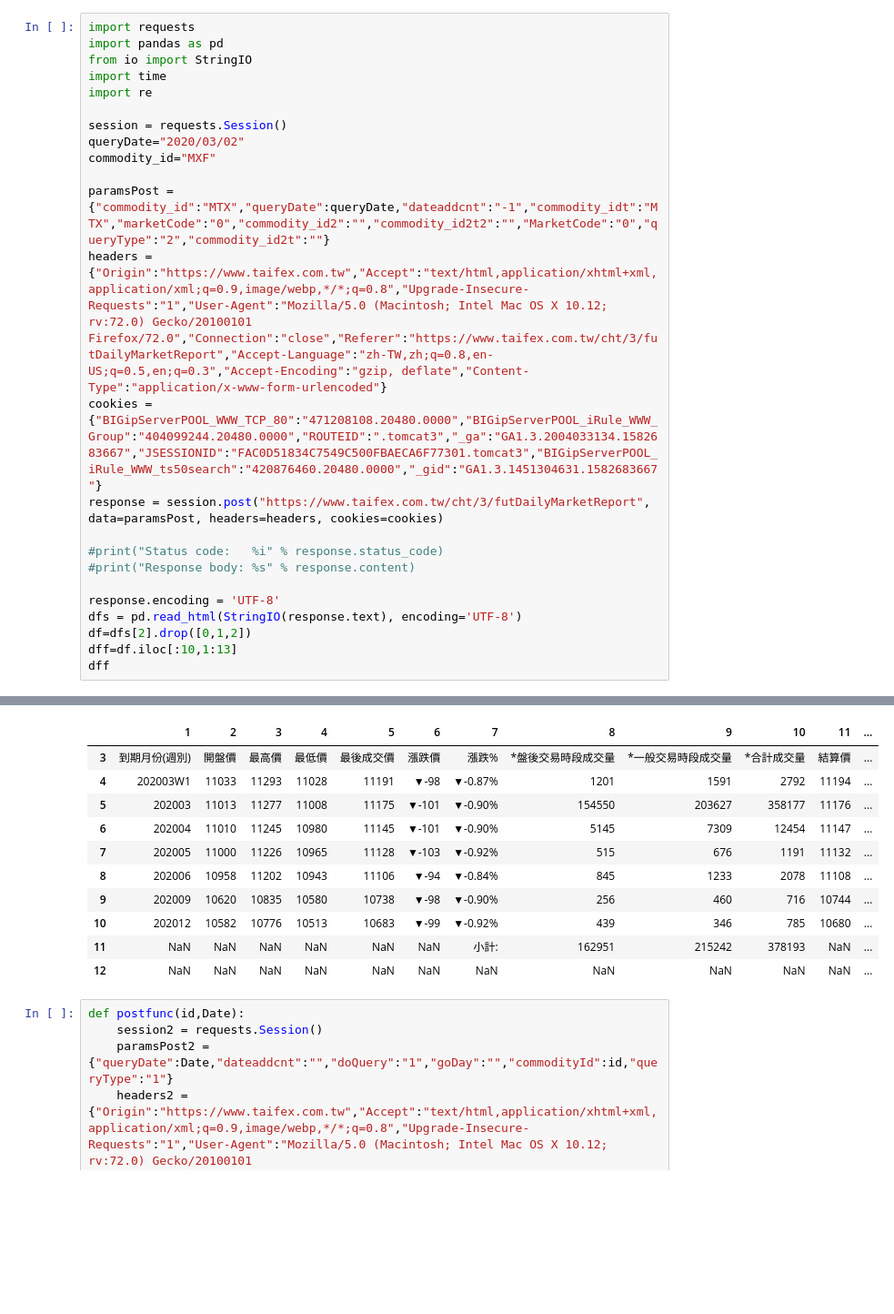
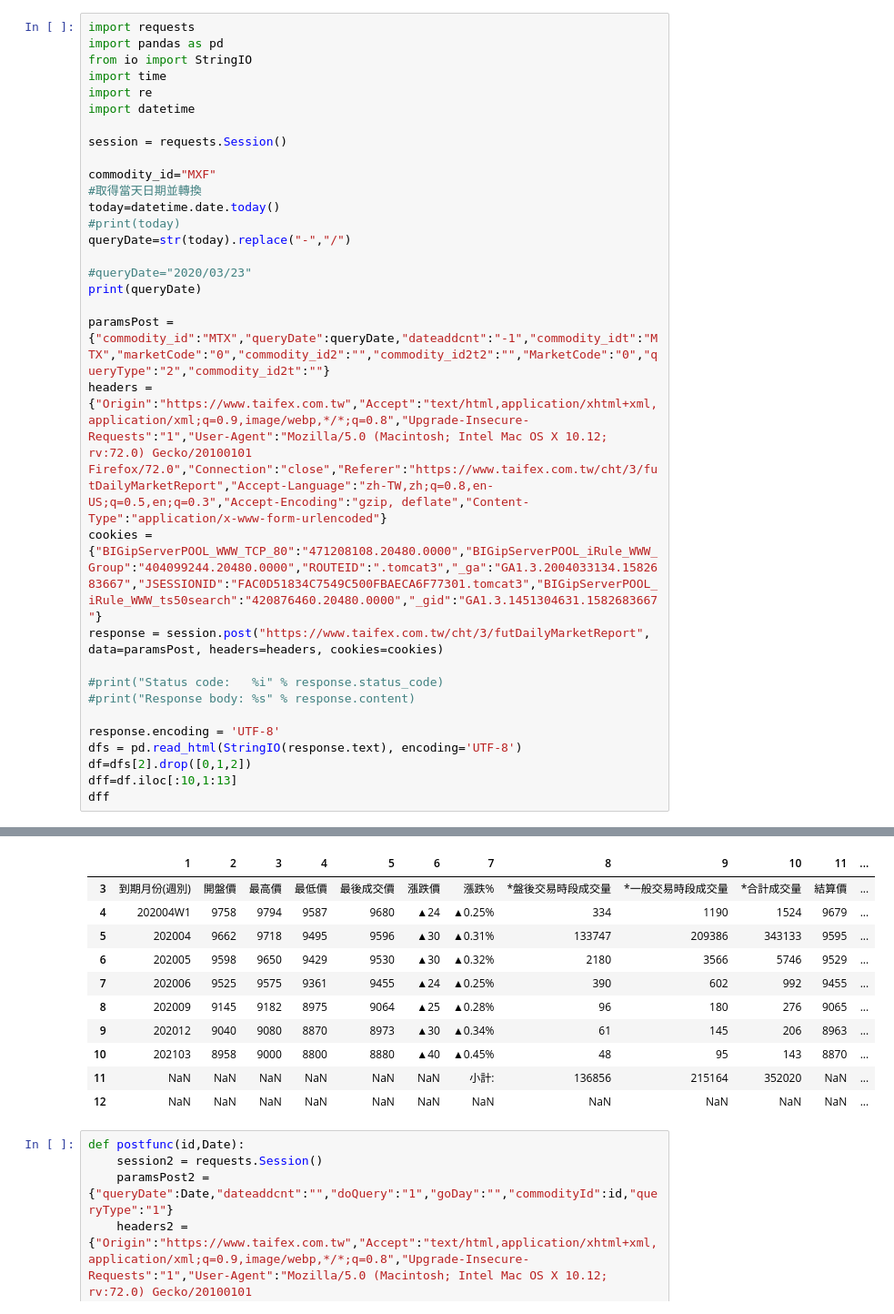
Before and after one commit to DioLin/useful-stock-tool, a Jupyter notebook: 散戶多空比.ipynb, the cells around one changed output, grey strips where cells are left out. Shown at 91% size. Cells and saved outputs as stored; diff of their text form; blank space fills up the shorter version.

Commit message:
update auto get date

```diff
--- a/散戶多空比.ipynb
+++ b/散戶多空比.ipynb
@@ -4,10 +4,18 @@ import pandas as pd
 from io import StringIO
 import time
 import re
+import datetime
 
 session = requests.Session()
-queryDate="2020/03/02"
+
 commodity_id="MXF"
+#取得當天日期並轉換
+today=datetime.date.today()
+#print(today)
+queryDate=str(today).replace("-","/")
+
+#queryDate="2020/03/23"
+print(queryDate)
 
 paramsPost = {"commodity_id":"MTX","queryDate":queryDate,"dateaddcnt":"-1","commodity_idt":"MTX","marketCode":"0","commodity_id2":"","commodity_id2t2":"","MarketCode":"0","queryType":"2","commodity_id2t":""}
 headers = {"Origin":"https://www.taifex.com.tw","Accept":"text/html,application/xhtml+xml,application/xml;q=0.9,image/webp,*/*;q=0.8","Upgrade-Insecure-Requests":"1","User-Agent":"Mozilla/5.0 (Macintosh; Intel Mac OS X 10.12; rv:72.0) Gecko/20100101 Firefox/72.0","Connection":"close","Referer":"https://www.taifex.com.tw/cht/3/futDailyMarketReport","Accept-Language":"zh-TW,zh;q=0.8,en-US;q=0.5,en;q=0.3","Accept-Encoding":"gzip, deflate","Content-Type":"application/x-www-form-urlencoded"}
@@ -26,13 +35,13 @@ dff
 |  | 1 | 2 | 3 | 4 | 5 | 6 | 7 | 8 | 9 | 10 | 11 | ... |
 | 3 | 到期月份(週別) | 開盤價 | 最高價 | 最低價 | 最後成交價 | 漲跌價 | 漲跌% | *盤後交易時段成交量 | *一般交易時段成交量 | *合計成交量 | 結算價 | ... |
-| 4 | 202003W1 | 11033 | 11293 | 11028 | 11191 | ▼-98 | ▼-0.87% | 1201 | 1591 | 2792 | 11194 | ... |
-| 5 | 202003 | 11013 | 11277 | 11008 | 11175 | ▼-101 | ▼-0.90% | 154550 | 203627 | 358177 | 11176 | ... |
-| 6 | 202004 | 11010 | 11245 | 10980 | 11145 | ▼-101 | ▼-0.90% | 5145 | 7309 | 12454 | 11147 | ... |
-| 7 | 202005 | 11000 | 11226 | 10965 | 11128 | ▼-103 | ▼-0.92% | 515 | 676 | 1191 | 11132 | ... |
-| 8 | 202006 | 10958 | 11202 | 10943 | 11106 | ▼-94 | ▼-0.84% | 845 | 1233 | 2078 | 11108 | ... |
-| 9 | 202009 | 10620 | 10835 | 10580 | 10738 | ▼-98 | ▼-0.90% | 256 | 460 | 716 | 10744 | ... |
-| 10 | 202012 | 10582 | 10776 | 10513 | 10683 | ▼-99 | ▼-0.92% | 439 | 346 | 785 | 10680 | ... |
-| 11 | NaN | NaN | NaN | NaN | NaN | NaN | 小計: | 162951 | 215242 | 378193 | NaN | ... |
+| 4 | 202004W1 | 9758 | 9794 | 9587 | 9680 | ▲24 | ▲0.25% | 334 | 1190 | 1524 | 9679 | ... |
+| 5 | 202004 | 9662 | 9718 | 9495 | 9596 | ▲30 | ▲0.31% | 133747 | 209386 | 343133 | 9595 | ... |
+| 6 | 202005 | 9598 | 9650 | 9429 | 9530 | ▲30 | ▲0.32% | 2180 | 3566 | 5746 | 9529 | ... |
+| 7 | 202006 | 9525 | 9575 | 9361 | 9455 | ▲24 | ▲0.25% | 390 | 602 | 992 | 9455 | ... |
+| 8 | 202009 | 9145 | 9182 | 8975 | 9064 | ▲25 | ▲0.28% | 96 | 180 | 276 | 9065 | ... |
+| 9 | 202012 | 9040 | 9080 | 8870 | 8973 | ▲30 | ▲0.34% | 61 | 145 | 206 | 8963 | ... |
+| 10 | 202103 | 8958 | 9000 | 8800 | 8880 | ▲40 | ▲0.45% | 48 | 95 | 143 | 8870 | ... |
+| 11 | NaN | NaN | NaN | NaN | NaN | NaN | 小計: | 136856 | 215164 | 352020 | NaN | ... |
 | 12 | NaN | NaN | NaN | NaN | NaN | NaN | NaN | NaN | NaN | NaN | NaN | ... |
 # %%
 def postfunc(id,Date):
```
Also changed, not shown: parts of 7 cells of this notebook.
